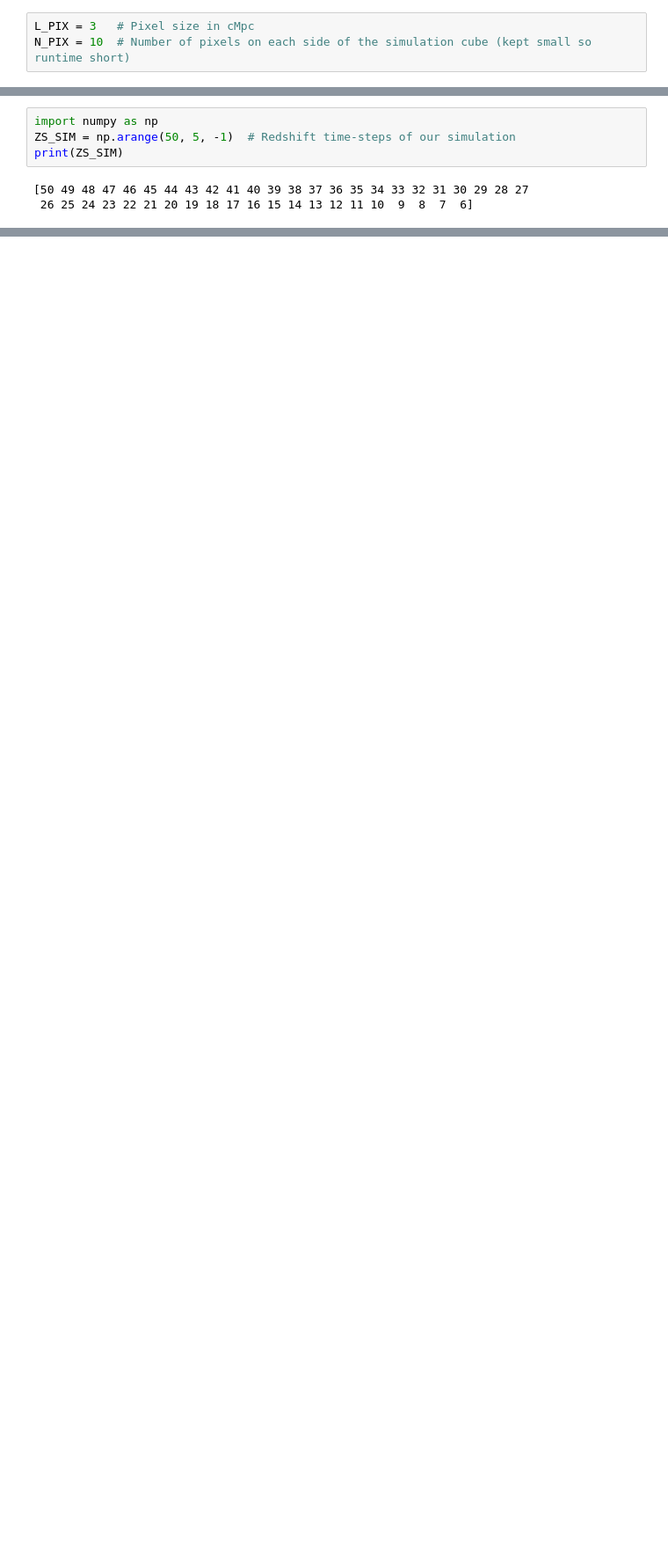
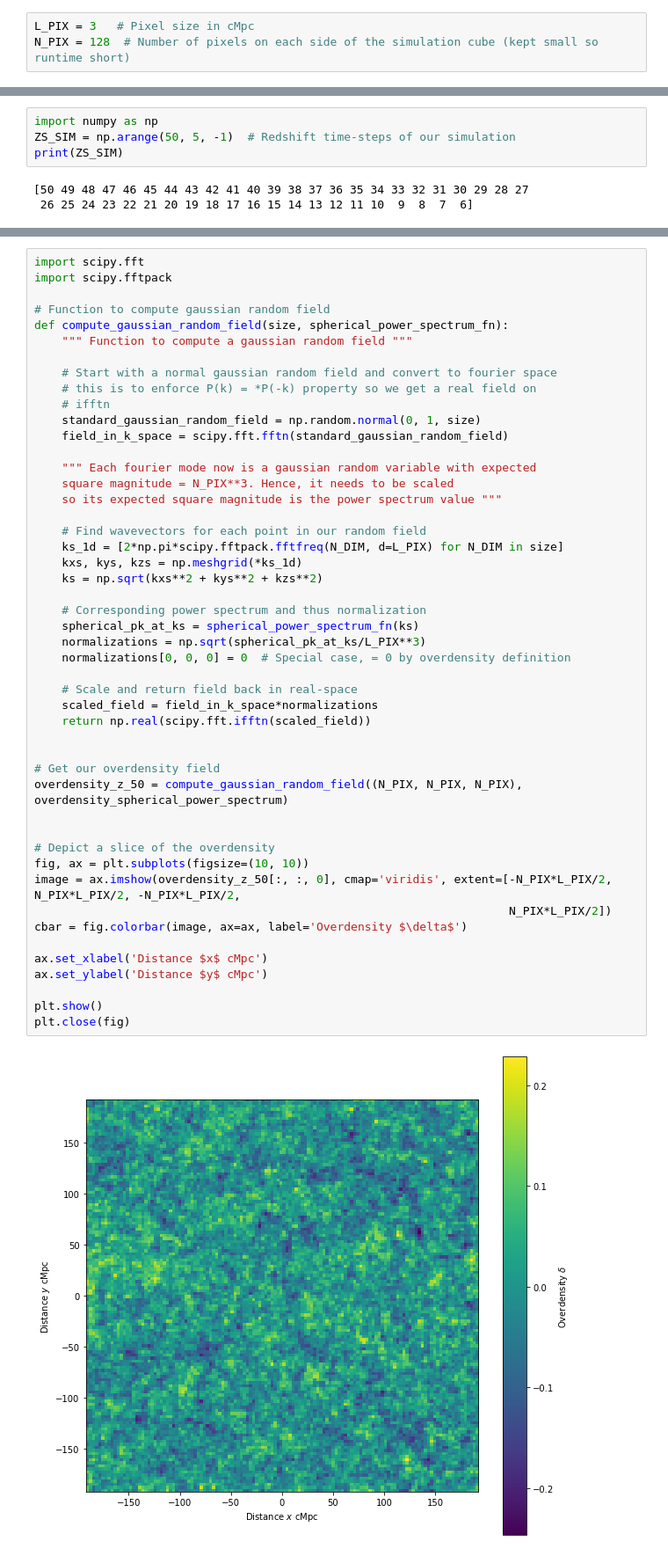
Before and after one commit to ThomasGesseyJones/DARA_21cm_Signal_Simulation, a Jupyter notebook: DARA_21cm_Signal_Simulation.ipynb, the cells around one changed output, grey strips where cells are left out. Shown at 88% size. Saved outputs shown, nothing was run; the diff lists cells and outputs as text; blank space fills up the shorter version.

```diff
--- a/DARA_21cm_Signal_Simulation.ipynb
+++ b/DARA_21cm_Signal_Simulation.ipynb
@@ -33,5 +35,5 @@ As mentioned above we are going to split our simulation of the universe into $N
 Let us start then by defining these all important quantities as constants for our simulation
 # %%
 L_PIX = 3   # Pixel size in cMpc
-N_PIX = 10  # Number of pixels on each side of the simulation cube (kept small so runtime short)
+N_PIX = 128  # Number of pixels on each side of the simulation cube (kept small so runtime short)
 # %% [markdown]
@@ -62,0 +113,50 @@ Our simulation needs to start somewhere, a common choice is around redshift $z =
+# %%
+import scipy.fft
+import scipy.fftpack
+
+# Function to compute gaussian random field
+def compute_gaussian_random_field(size, spherical_power_spectrum_fn):
+    """ Function to compute a gaussian random field """
+
+    # Start with a normal gaussian random field and convert to fourier space
+    # this is to enforce P(k) = *P(-k) property so we get a real field on
+    # ifftn
+    standard_gaussian_random_field = np.random.normal(0, 1, size)
+    field_in_k_space = scipy.fft.fftn(standard_gaussian_random_field)
+
+    """ Each fourier mode now is a gaussian random variable with expected
+    square magnitude = N_PIX**3. Hence, it needs to be scaled
+    so its expected square magnitude is the power spectrum value """
+
+    # Find wavevectors for each point in our random field
+    ks_1d = [2*np.pi*scipy.fftpack.fftfreq(N_DIM, d=L_PIX) for N_DIM in size]
+    kxs, kys, kzs = np.meshgrid(*ks_1d)
+    ks = np.sqrt(kxs**2 + kys**2 + kzs**2)
+
+    # Corresponding power spectrum and thus normalization
+    spherical_pk_at_ks = spherical_power_spectrum_fn(ks)
+    normalizations = np.sqrt(spherical_pk_at_ks/L_PIX**3)
+    normalizations[0, 0, 0] = 0  # Special case, = 0 by overdensity definition
+
+    # Scale and return field back in real-space
+    scaled_field = field_in_k_space*normalizations
+    return np.real(scipy.fft.ifftn(scaled_field))
+
+
+# Get our overdensity field
+overdensity_z_50 = compute_gaussian_random_field((N_PIX, N_PIX, N_PIX), overdensity_spherical_power_spectrum)
+
+
+# Depict a slice of the overdensity
+fig, ax = plt.subplots(figsize=(10, 10))
+image = ax.imshow(overdensity_z_50[:, :, 0], cmap='viridis', extent=[-N_PIX*L_PIX/2, N_PIX*L_PIX/2, -N_PIX*L_PIX/2,
+                                                                     N_PIX*L_PIX/2])
+cbar = fig.colorbar(image, ax=ax, label='Overdensity $\delta$')
+
+ax.set_xlabel('Distance $x$ cMpc')
+ax.set_ylabel('Distance $y$ cMpc')
+
+plt.show()
+plt.close(fig)
+# %% [output]
+[figure, added]
```
Also changed, not shown: parts of 17 cells of this notebook.
